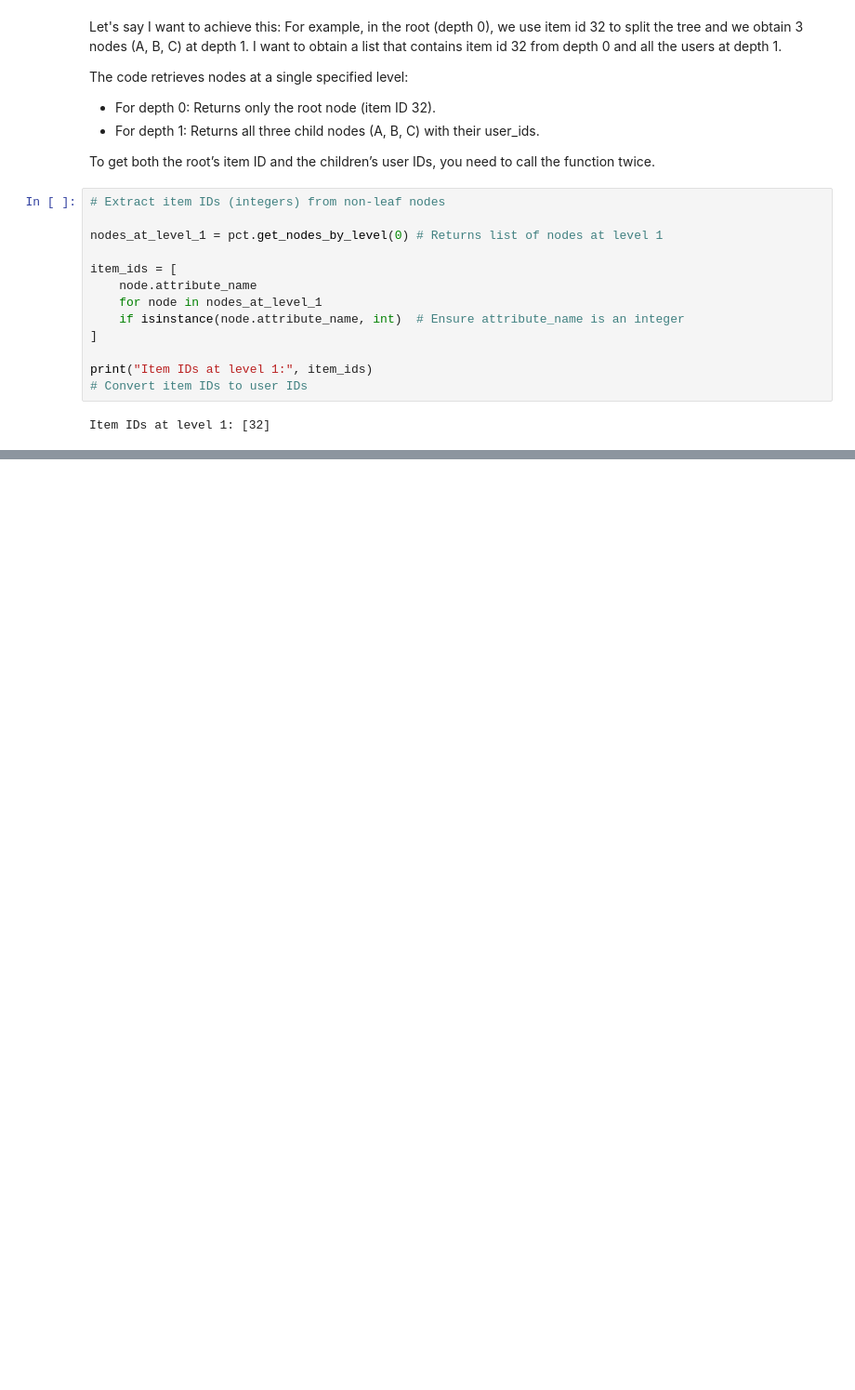
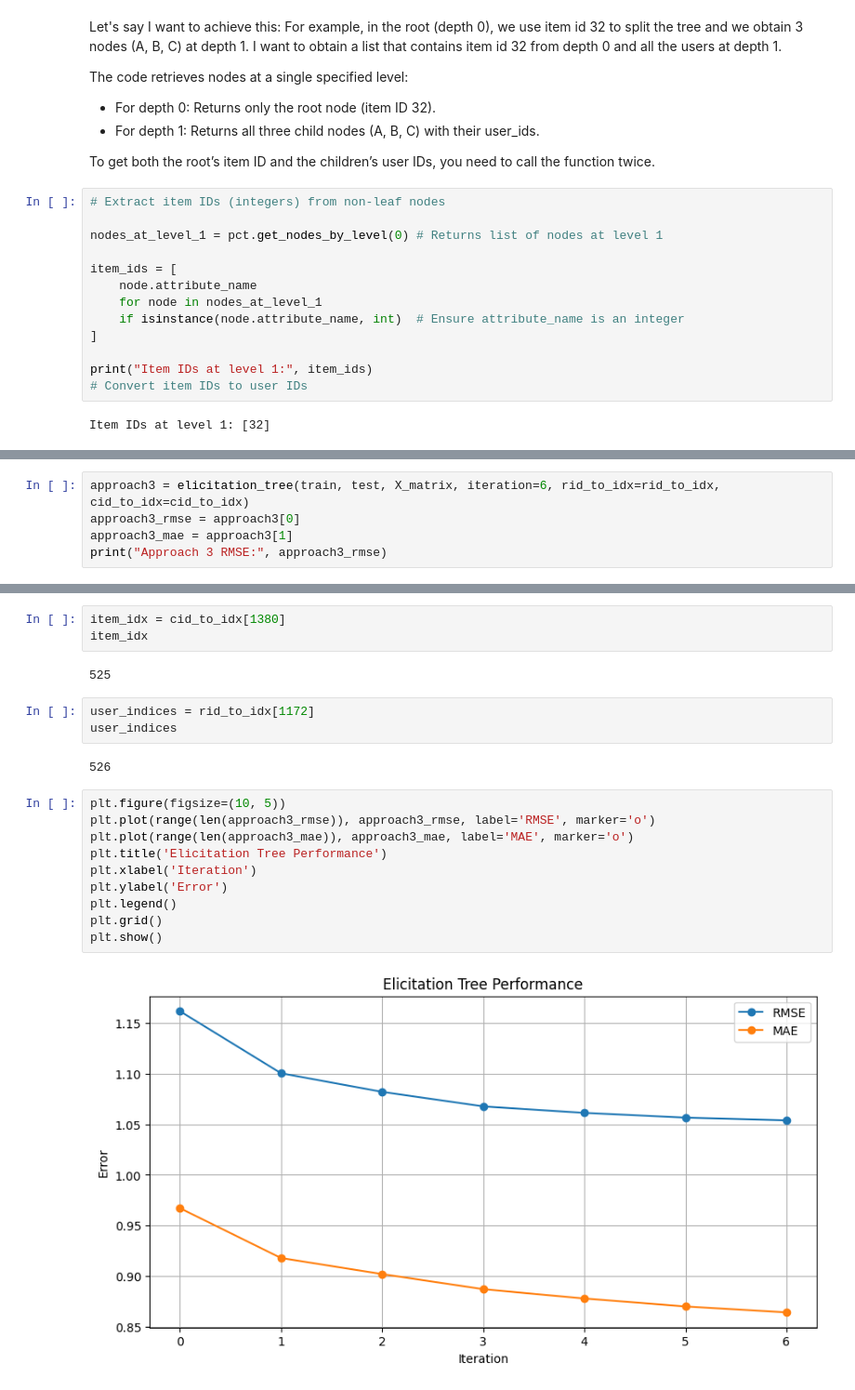
Before and after one commit to camilleecu/master_thesis, a Jupyter notebook: re_sample (2)/elicitation_np_tree.ipynb, the cells around one changed output, grey strips where cells are left out. Shown at 93% size. Saved outputs shown, nothing was run; the diff lists cells and outputs as text; blank space fills up the shorter version.

```diff
--- a/re_sample (2)/elicitation_np_tree.ipynb
+++ b/re_sample (2)/elicitation_np_tree.ipynb
@@ -353,0 +572,5 @@ plt.show()
+# %%
+approach3 = elicitation_tree(train, test, X_matrix, iteration=6, rid_to_idx=rid_to_idx, cid_to_idx=cid_to_idx)
+approach3_rmse = approach3[0]
+approach3_mae = approach3[1]
+print("Approach 3 RMSE:", approach3_rmse)
@@ -353,0 +695,22 @@ plt.show()
+# %%
+item_idx = cid_to_idx[1380]
+item_idx
+# %% [output]
+525
+# %%
+user_indices = rid_to_idx[1172]
+user_indices
+# %% [output]
+526
+# %%
+plt.figure(figsize=(10, 5))
+plt.plot(range(len(approach3_rmse)), approach3_rmse, label='RMSE', marker='o')
+plt.plot(range(len(approach3_mae)), approach3_mae, label='MAE', marker='o')
+plt.title('Elicitation Tree Performance')
+plt.xlabel('Iteration')
+plt.ylabel('Error')
+plt.legend()
+plt.grid()
+plt.show()
+# %% [output]
+[figure, added]
```
Also changed, not shown: parts of 12 cells of this notebook, 3 other files.
